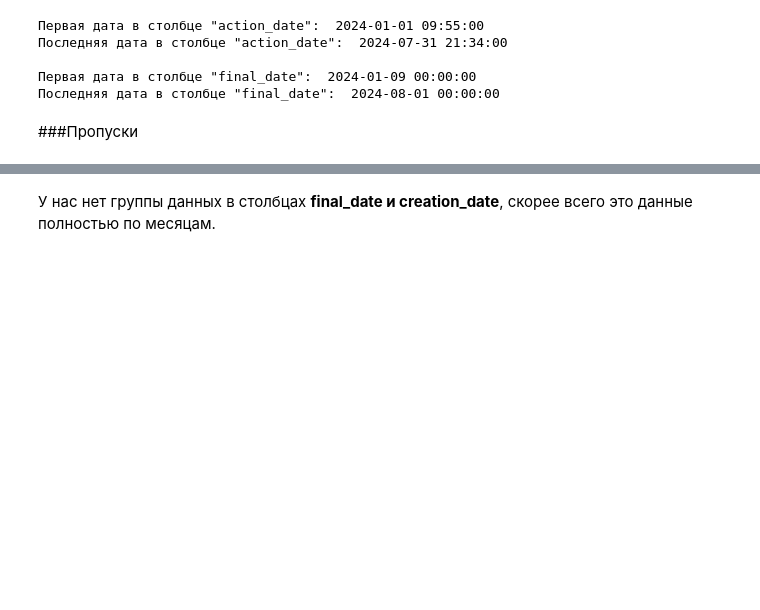
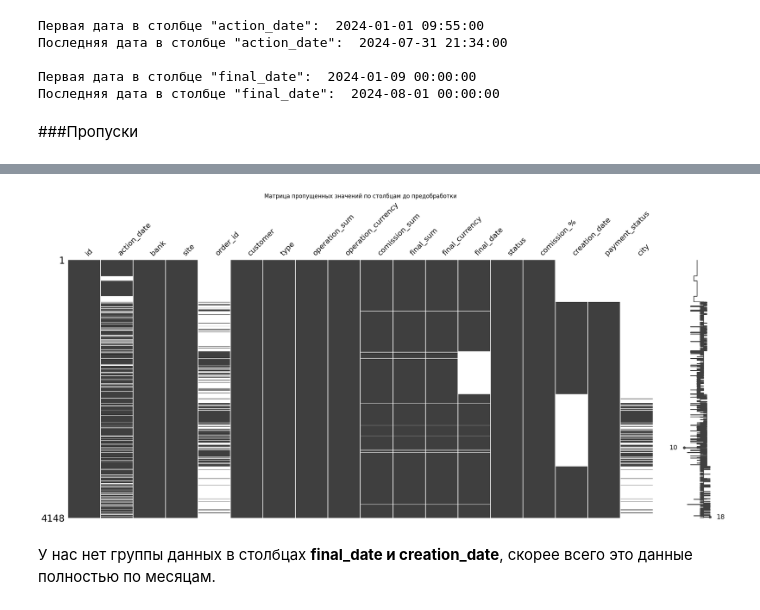
Before and after one commit to annaship-viz/my_projects, a Jupyter notebook: project_for_simple_things/Простые_вещи.ipynb, the cells around one changed output, grey strips where cells are left out. Drawn from its saved outputs; the diff is of its cells as text; code cells hidden in the pictures; blank space fills up the shorter version.

```diff
--- a/project_for_simple_things/Простые_вещи.ipynb
+++ b/project_for_simple_things/Простые_вещи.ipynb
@@ -379,3 +380,9 @@ msno.matrix(data)
+# %%
+msno.matrix(data)
+plt.title('Матрица пропущенных значений по столбцам до предобработки')
+plt.show()
+# %% [output]
+[figure, added]
 # %% [markdown]
 У нас нет группы данных в столбцах **final_date и creation_date**, скорее всего это данные полностью по месяцам.
 # %%
```
Also changed, not shown: parts of 15 cells of this notebook.
